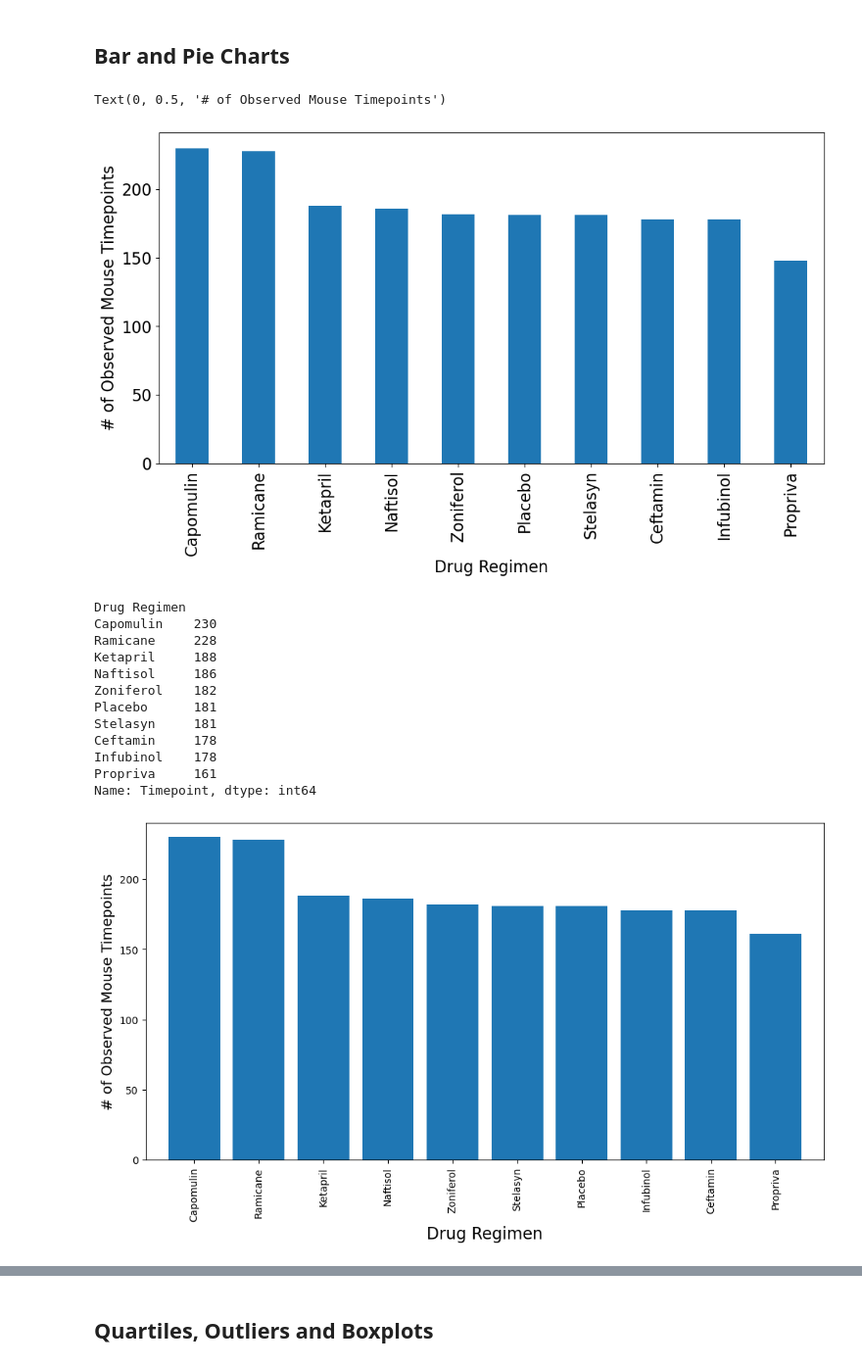
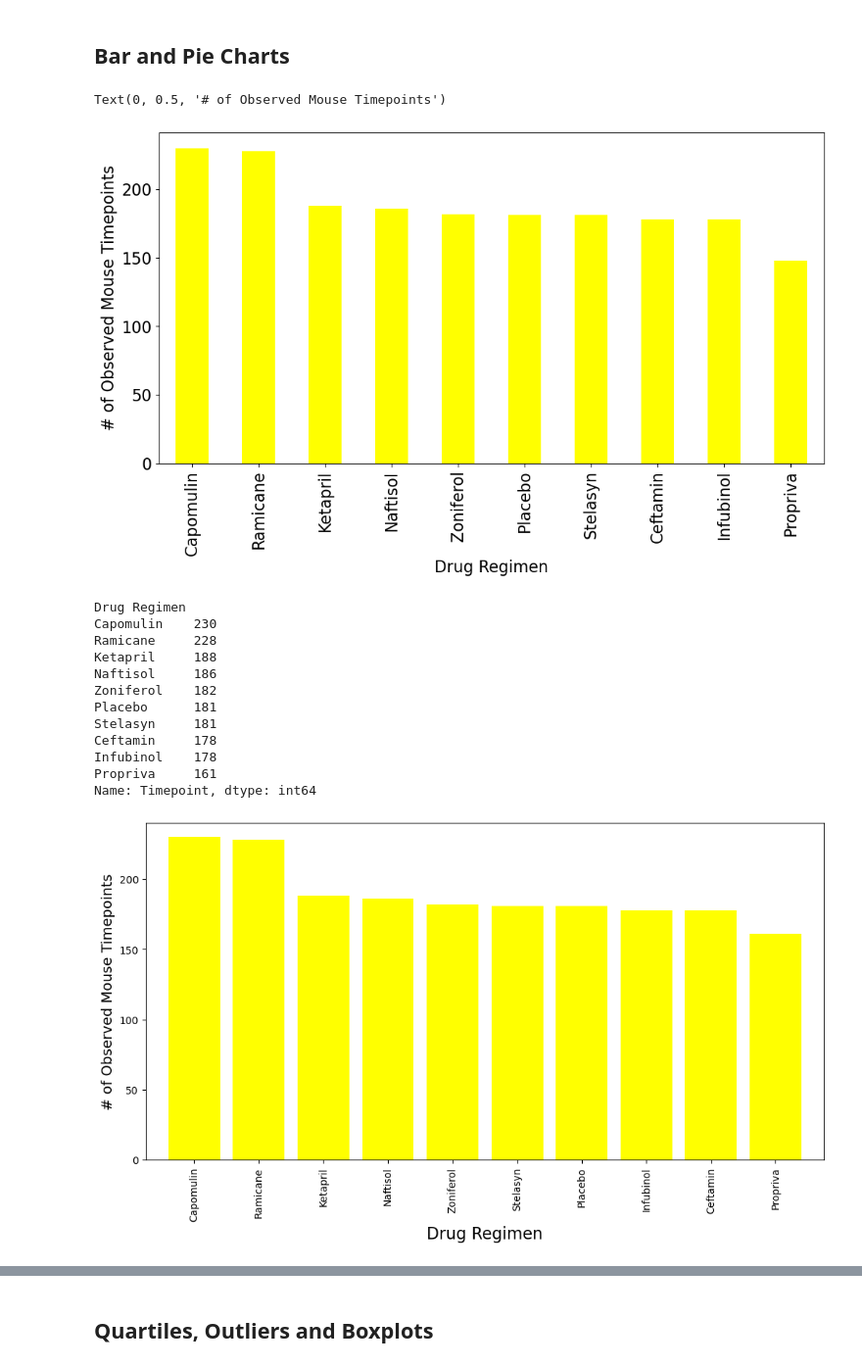
Before and after one commit to Ewall24/pymaceuticals, a Jupyter notebook: pymaceuticals.ipynb, the cells around one changed output, grey strips where cells are left out. Shown: that part at 98% size. Cells and saved outputs as stored; diff of their text form; code cells hidden in the pictures.

```diff
--- a/pymaceuticals.ipynb
+++ b/pymaceuticals.ipynb
@@ -170,16 +162,15 @@ summary_table_single_line
 ## Bar and Pie Charts
 # %%
 # Generate a bar plot showing the total number of rows (Mouse ID/Timepoints) for each drug regimen using Pandas.
-
 bar_timepoints_drugs = mouse_study_clean_df.groupby(["Drug Regimen"])["Mouse ID"].count().sort_values(ascending=False)
 
-bar_plot_pandas = bar_timepoints_drugs.plot.bar(rot=90, fontsize=16, figsize=(12,6))
+bar_plot_pandas = bar_timepoints_drugs.plot.bar(rot=90, fontsize=16, figsize=(12,6), color='yellow')
 
 plt.xlabel("Drug Regimen", fontsize=16)
 plt.ylabel("# of Observed Mouse Timepoints", fontsize=16)
 # %% [output]
 Text(0, 0.5, '# of Observed Mouse Timepoints')
-[figure, old version]
+[figure, new version]
 # %%
 # Generate a bar plot showing the total number of rows (Mouse ID/Timepoints) for each drug regimen using pyplot.
 
@@ -187,35 +178,36 @@ Text(0, 0.5, '# of Observed Mouse Timepoints')
 timepoints_list =(mouse_study_combined_df.groupby(["Drug Regimen"])["Timepoint"].count()).sort_values(ascending=False)
 timepoints_list
 
 # Bar pyplot
 x_axis = np.arange(len(bar_timepoints_drugs))
 fig1, ax1 = plt.subplots(figsize=(12, 6))
-plt.bar(x_axis,timepoints_list)
+plt.bar(x_axis,timepoints_list, color='yellow')
 tick_locations = [value for value in x_axis]
 
 plt.xticks(tick_locations, ['Capomulin', 'Ramicane', 'Ketapril', 'Naftisol', 'Zoniferol', 'Stelasyn',
                             'Placebo', 'Infubinol', 'Ceftamin', 'Propriva'],  rotation='vertical')
 plt.xlim(-0.75, len(x_axis)-0.25)
 plt.ylim(0, max(timepoints_list)+10)
 
 plt.xlabel("Drug Regimen",fontsize = 16)
 plt.ylabel("# of Observed Mouse Timepoints",fontsize = 14)
 
+# Display Timepoint List
 timepoints_list
 # %% [output]
 Drug Regimen
 Capomulin    230
 Ramicane     228
 Ketapril     188
 Naftisol     186
 Zoniferol    182
 Placebo      181
 Stelasyn     181
 Ceftamin     178
 Infubinol    178
 Propriva     161
 Name: Timepoint, dtype: int64
-[figure, old version]
+[figure, new version]
 # %%
 # Generate a pie plot showing the distribution of female versus male mice using Pandas
 groupedby_gender = mouse_study_clean_df.groupby(["Mouse ID", "Sex"])
```
Also changed, not shown: parts of 15 cells of this notebook.
